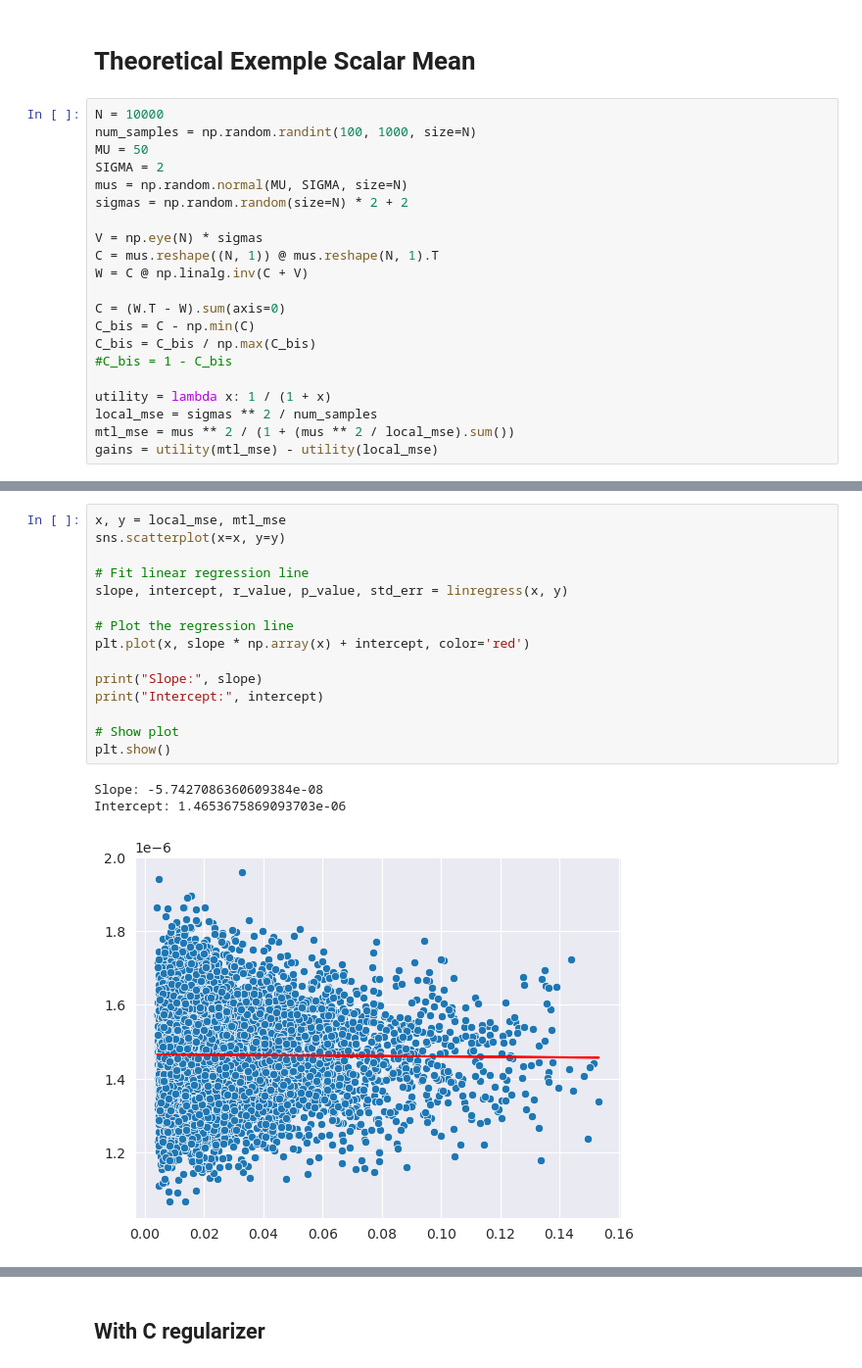
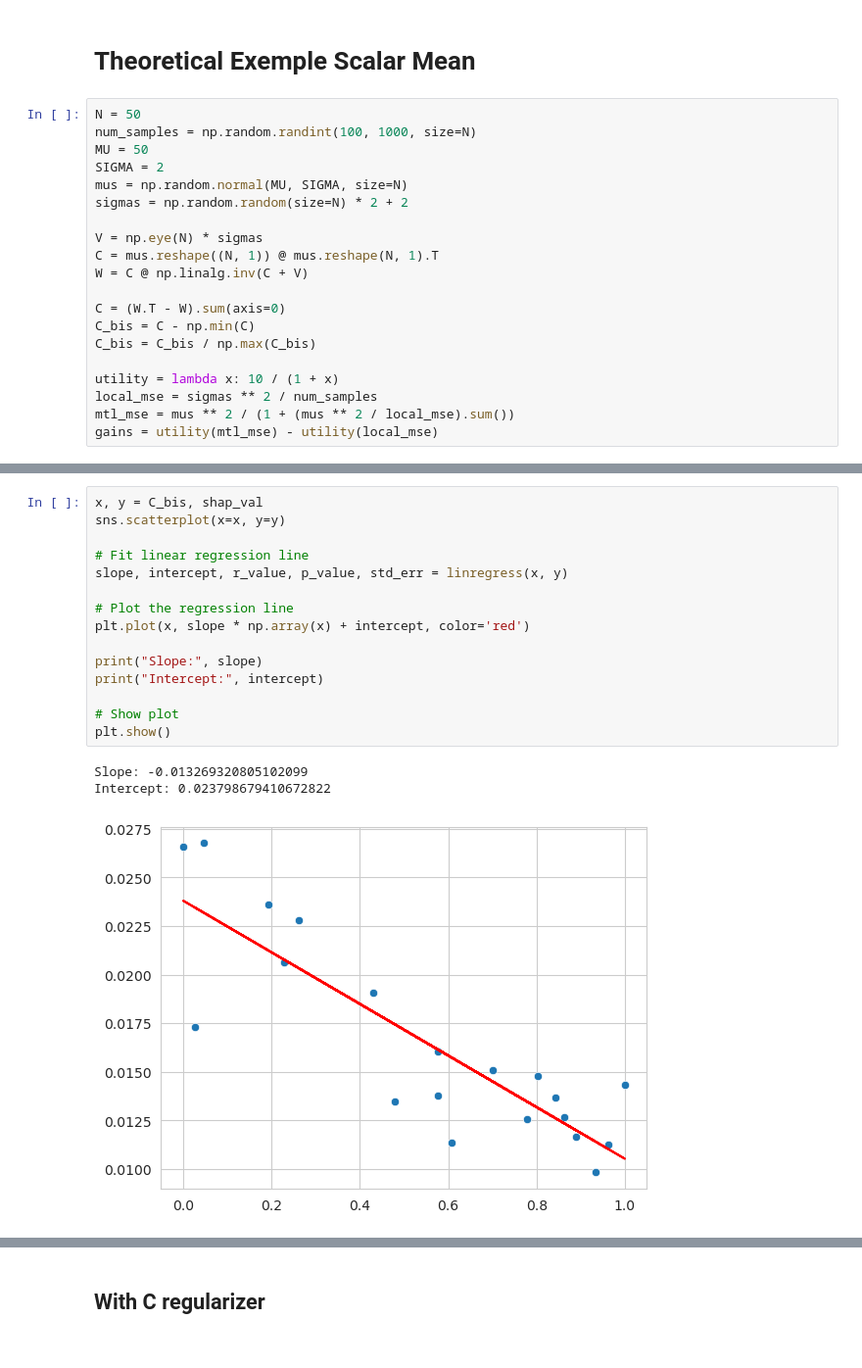
Before and after one commit to TheImpressiveDonut/Incentivization-Collab-Linear, a Jupyter notebook: main.ipynb, the cells around one changed output, grey strips where cells are left out. Shown at 98% size. Saved outputs shown, nothing was run; the diff lists cells and outputs as text.

```diff
--- a/main.ipynb
+++ b/main.ipynb
@@ -211,7 +174,7 @@ Intercept: -0.4874424440531204
 # %% [markdown]
 # Theoretical Exemple Scalar Mean
 # %%
-N = 10000
+N = 50
 num_samples = np.random.randint(100, 1000, size=N)
 MU = 50
 SIGMA = 2
@@ -225,9 +188,8 @@ W = C @ np.linalg.inv(C + V)
 C = (W.T - W).sum(axis=0)
 C_bis = C - np.min(C)
 C_bis = C_bis / np.max(C_bis)
-#C_bis = 1 - C_bis
 
-utility = lambda x: 1 / (1 + x)
+utility = lambda x: 10 / (1 + x)
 local_mse = sigmas ** 2 / num_samples
 mtl_mse = mus ** 2 / (1 + (mus ** 2 / local_mse).sum())
 gains = utility(mtl_mse) - utility(local_mse)
@@ -238,22 +251,22 @@ gains.shape, local_mse.shape, mtl_mse.shape, C.shape, C_bis.shape, W.shape
 # %%
-x, y = local_mse, mtl_mse
+x, y = C_bis, shap_val
 sns.scatterplot(x=x, y=y)
 
 # Fit linear regression line
 slope, intercept, r_value, p_value, std_err = linregress(x, y)
 
 # Plot the regression line
 plt.plot(x, slope * np.array(x) + intercept, color='red')
 
 print("Slope:", slope)
 print("Intercept:", intercept)
 
 # Show plot
 plt.show()
 # %% [output]
-Slope: -5.7427086360609384e-08
-Intercept: 1.4653675869093703e-06
+Slope: -0.013269320805102099
+Intercept: 0.023798679410672822
-[figure, old version]
+[figure, new version]
 # %%
 x, y = local_mse, gains
 sns.scatterplot(x=x, y=y)
```
Also changed, not shown: parts of 22 cells of this notebook.
